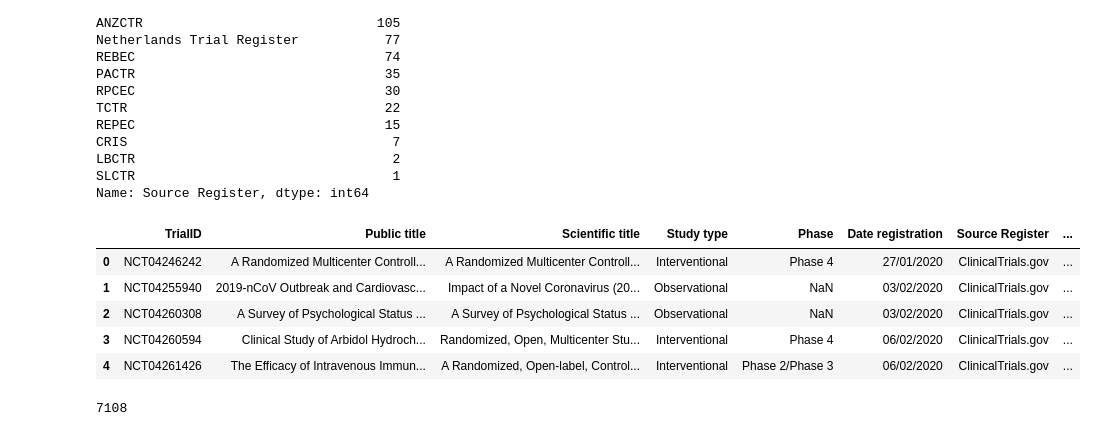
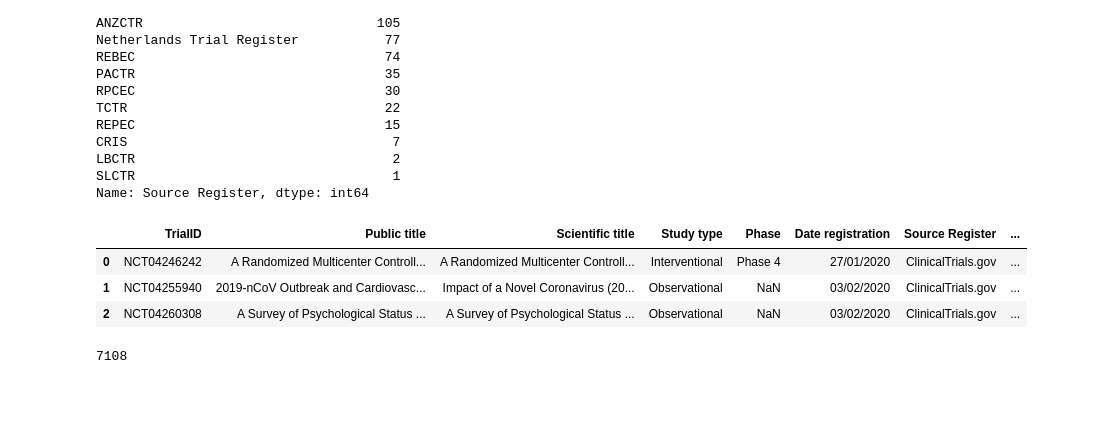
Before and after one commit to katiek74/capstone, a Jupyter notebook: notebooks/WHO_data_download_and_transformation.ipynb, the cells around one changed output. Drawn from its saved outputs; the diff is of its cells as text; code cells hidden in the pictures; blank space fills up the shorter version.

```diff
--- a/notebooks/WHO_data_download_and_transformation.ipynb
+++ b/notebooks/WHO_data_download_and_transformation.ipynb
@@ -345,31 +360,29 @@ Name: Source Register, dtype: int64
 # %%
 # Narrowing down the columns for the WHO covid dataset and saving to csv to use in another notebook:
 
 all_WHO_covid = all_WHO_covid[['TrialID',
  'Public title',
  'Scientific title',
  'Study type',
  'Phase',
  'Date registration',
  'Source Register',
  'Date enrollement',
  'Target size',
  'Recruitment Status',
  'Primary sponsor',
  'Countries',
  'Condition',
  'Intervention'
 ]]
 
-all_WHO_covid.to_csv(r'C:\Users\kkosf\Documents\nss\projects\capstone\data\WHO_covid_from_python.csv', index=False)
-all_WHO_covid.head()
+#all_WHO_covid.to_csv(r'C:\Users\kkosf\Documents\nss\projects\capstone\data\WHO_covid_from_python.csv', index=False)
+all_WHO_covid.head(3)
 # %% [output]
 |  | TrialID | Public title | Scientific title | Study type | Phase | Date registration | Source Register | ... |
 | 0 | NCT04246242 | A Randomized Multicenter Controll... | A Randomized Multicenter Controll... | Interventional | Phase 4 | 27/01/2020 | ClinicalTrials.gov | ... |
 | 1 | NCT04255940 | 2019-nCoV Outbreak and Cardiovasc... | Impact of a Novel Coronavirus (20... | Observational | NaN | 03/02/2020 | ClinicalTrials.gov | ... |
 | 2 | NCT04260308 | A Survey of Psychological Status ... | A Survey of Psychological Status ... | Observational | NaN | 03/02/2020 | ClinicalTrials.gov | ... |
-| 3 | NCT04260594 | Clinical Study of Arbidol Hydroch... | Randomized, Open, Multicenter Stu... | Interventional | Phase 4 | 06/02/2020 | ClinicalTrials.gov | ... |
-| 4 | NCT04261426 | The Efficacy of Intravenous Immun... | A Randomized, Open-label, Control... | Interventional | Phase 2/Phase 3 | 06/02/2020 | ClinicalTrials.gov | ... |
 # %%
 all_WHO_covid.TrialID.nunique()
 # %% [output]
```
Also changed, not shown: parts of 16 cells of this notebook, 5 other files.
